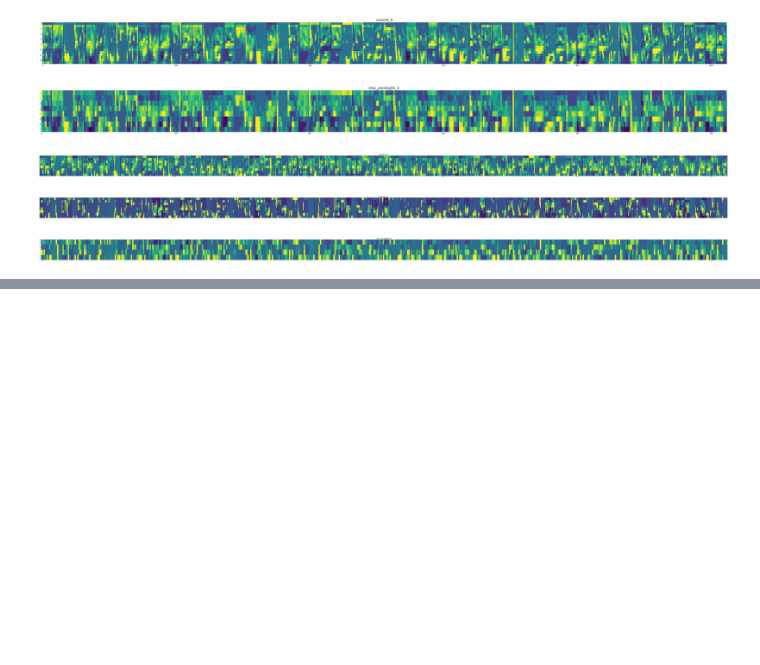
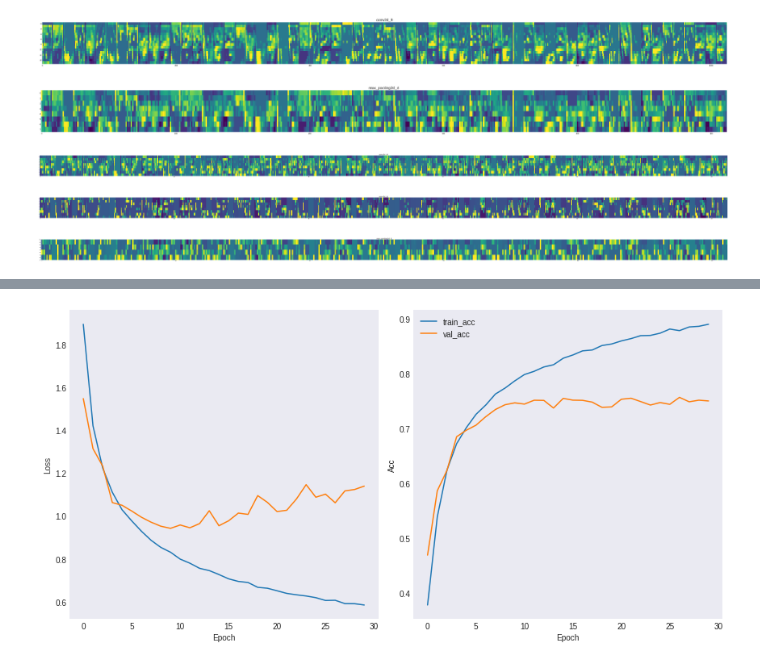
Before and after one commit to ChangDaeO730/HandsOn_DL__groupStudy, a Jupyter notebook: sub_materials/3_CNNs_2.ipynb, the cells around one changed output, grey strips where cells are left out. Drawn from its saved outputs; the diff is of its cells as text; code cells hidden in the pictures; blank space fills up the shorter version.

```diff
--- a/sub_materials/3_CNNs_2.ipynb
+++ b/sub_materials/3_CNNs_2.ipynb
@@ -196,0 +254,24 @@ for layer_name, feature_map in zip(get_layer_name, feature_maps):
+# %%
+model_ela = Sequential([
+                    Conv2D(32, 3, padding = "same", activation = "relu", input_shape = (32, 32, 3)),
+                    Conv2D(32, 3, padding = "same", activation = "relu",
+                           kernel_regularizer=l1_l2(0.0001, 0.0005)),
+                    MaxPool2D((2,2), 2),
+
+                    Conv2D(64, 3, padding = "same", activation = "relu"),
+                    Conv2D(64, 3, padding = "same", activation = "relu",
+                           kernel_regularizer=l1_l2(0.0001, 0.0005)),
+                    MaxPool2D((2,2), 2),
+
+                    Conv2D(128, 3, padding = "same", activation = "relu"),
+                    Conv2D(128, 3, padding = "same", activation = "relu",
+                           kernel_regularizer=l1_l2(0.0001, 0.0005)),
+                    MaxPool2D((2,2), 2),
+
+                    Flatten(),
+                    Dense(512, activation = "relu", kernel_regularizer=l1_l2(0.0001, 0.0005)),
+                    Dense(256, activation = "relu"),
+                    Dense(10, activation = "softmax")
+])
+model_ela.compile(optimizer = "adam", loss = "sparse_categorical_crossentropy",
+                 metrics = ['acc'])
@@ -196,0 +395,5 @@ for layer_name, feature_map in zip(get_layer_name, feature_maps):
+# %%
+learning_curve(history3)
+print(f'test acc : {model_ela.evaluate(x_test, y_test)[1]}')
+# %% [output]
+[figure, added]
```
Also changed, not shown: parts of 20 cells of this notebook.
